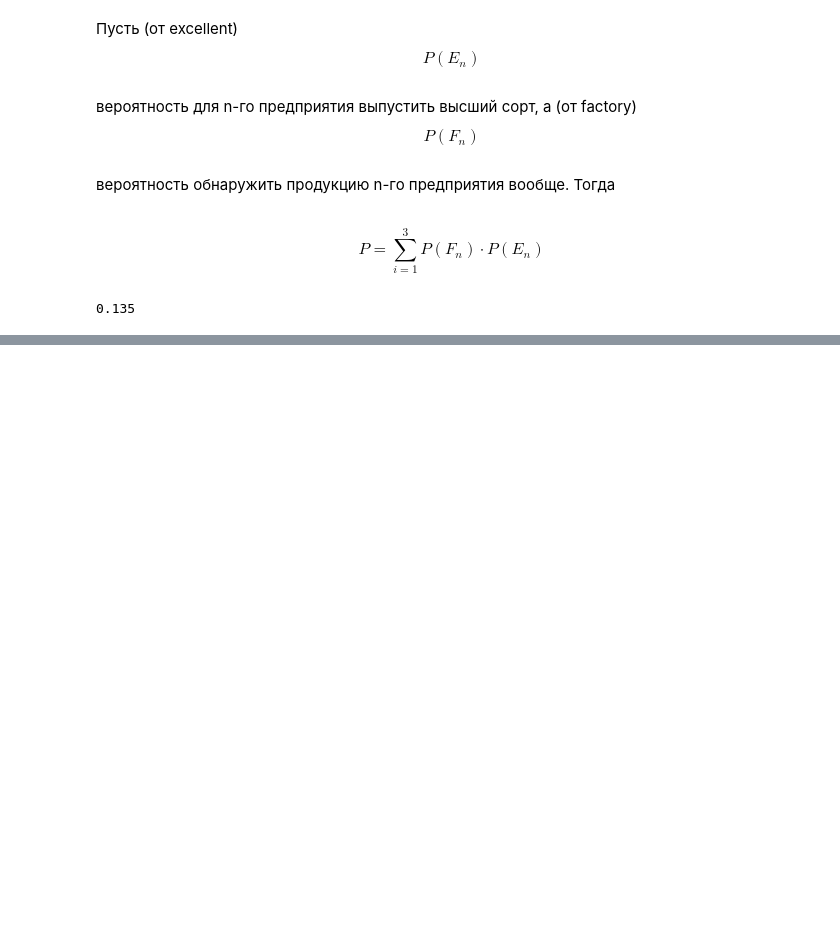
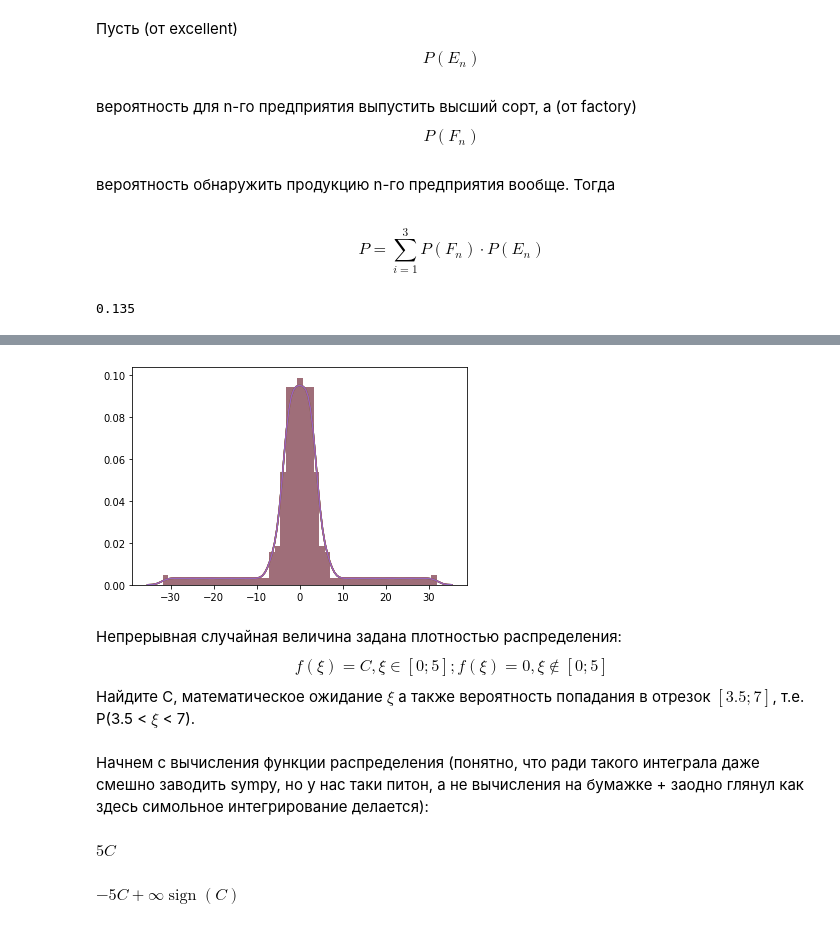
Before and after one commit to SperryUNIVAC/PYDA14, a Jupyter notebook: Math/math.ipynb, the cells around one changed output, grey strips where cells are left out. Saved outputs shown, nothing was run; the diff lists cells and outputs as text; code cells hidden in the pictures; blank space fills up the shorter version.

```diff
--- a/Math/math.ipynb
+++ b/Math/math.ipynb
@@ -788,0 +819,24 @@ P
+# %%
+df = [1,2,3,4,5]
+for d in df:
+    x = np.linspace(scipy.stats.t.ppf(0.01, df), scipy.stats.t.ppf(0.99, df), 100)
+    sns_plot = sns.distplot(x)
+    fig = sns_plot.get_figure()
+# %% [output]
+[figure, added]
+# %% [markdown]
+Непрерывная случайная величина задана плотностью распределения:$$ f(\xi) = C, \xi \in [0;5];f(\xi) = 0, \xi \notin [0;5]$$Найдите C, математическое ожидание $\xi$ а также вероятность попадания в отрезок $[3.5;7]$, т.е. P(3.5 < $\xi$ < 7).
+# %% [markdown]
+Начнем с вычисления функции распределения (понятно, что ради такого интеграла даже смешно заводить sympy, но у нас таки питон, а не вычисления на бумажке + заодно глянул как здесь симольное интегрирование делается):
+# %%
+x = sym.Symbol('x')
+C = sym.Symbol('C')
+# для случая [0, 5]
+sym.integrate(C, (x, 0, 5))
+# %% [output]
+$\displaystyle 5 C$
+# %%
+# для случая (-oo, 0] и [5, oo)
+sym.integrate(C, (x, -oo, 0)) + sym.integrate(C, (x, 5, oo))
+# %% [output]
+$\displaystyle - 5 C + \infty \operatorname{sign}{\left(C \right)}$
```
Also changed, not shown: parts of 19 cells of this notebook, 1 other file.
